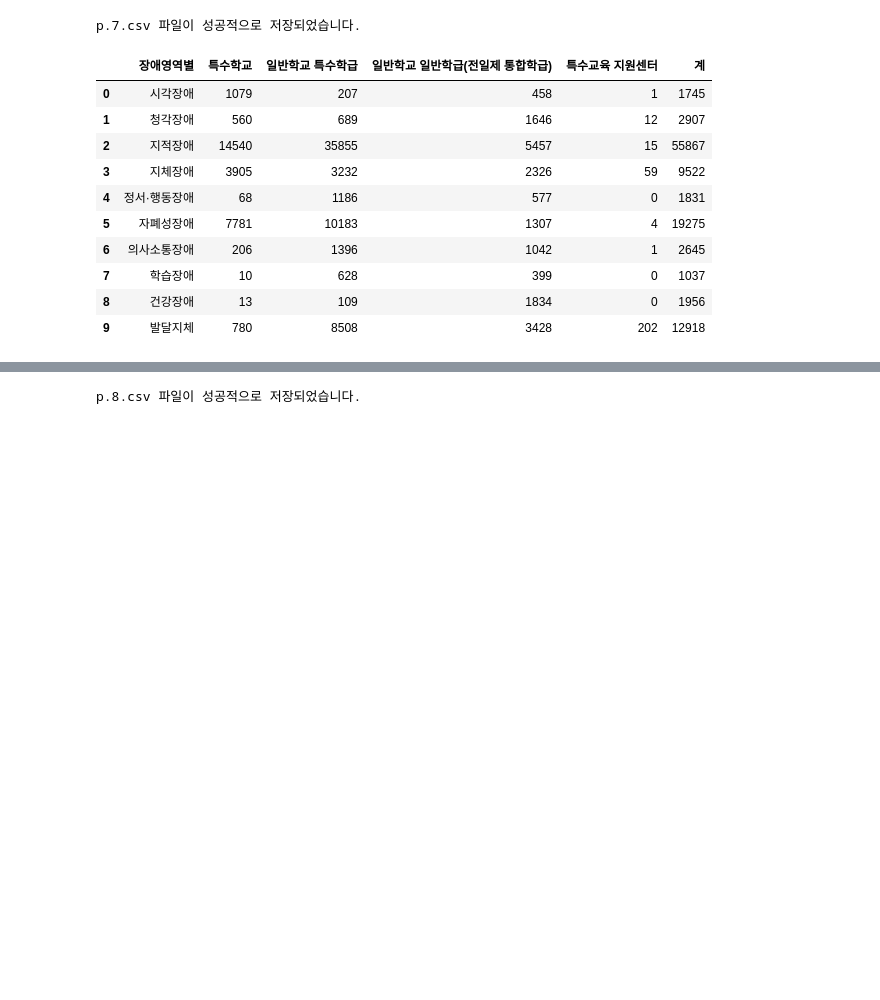
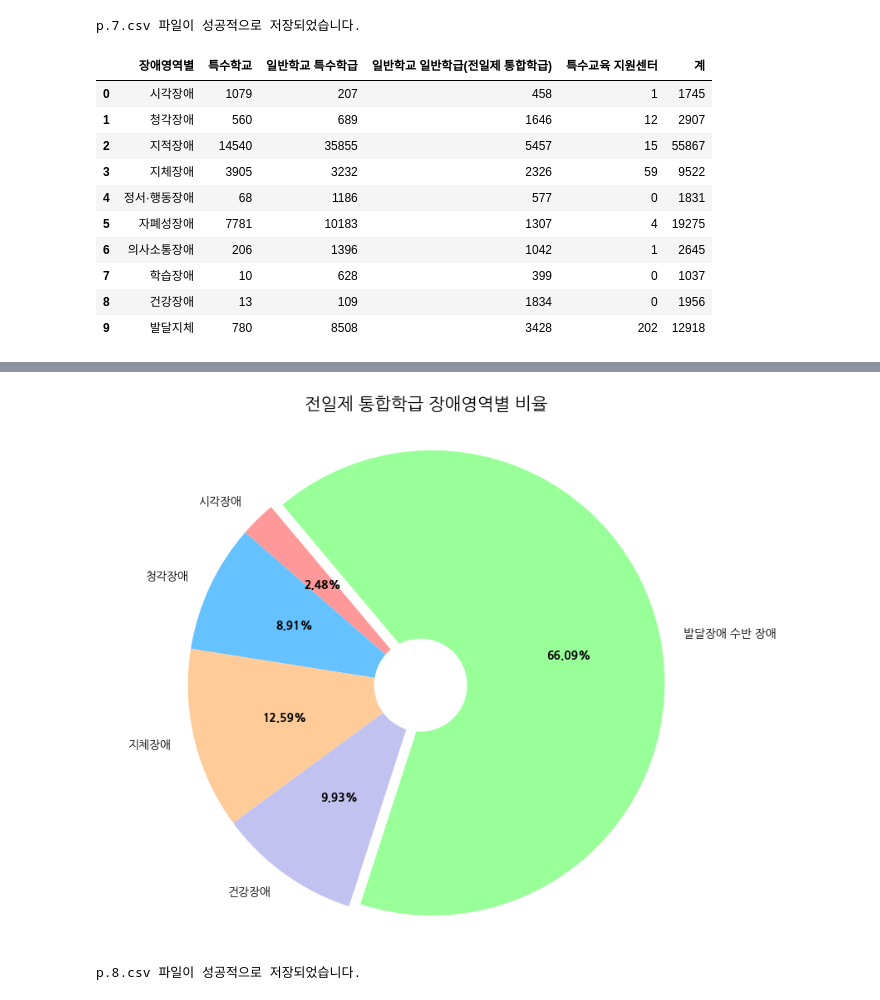
Before and after one commit to glassesholder/ThisAble_service, a Jupyter notebook: graph_to_csv.ipynb, the cells around one changed output, grey strips where cells are left out. Drawn from its saved outputs; the diff is of its cells as text; code cells hidden in the pictures; blank space fills up the shorter version.

```diff
--- a/graph_to_csv.ipynb
+++ b/graph_to_csv.ipynb
@@ -56,0 +108,7 @@ dtype: object
+# %%
+df_2 = df1.copy()
+df_2.loc[10] = ['발달장애 수반 장애', df_2.loc[[2, 4, 5, 6, 7, 9], '특수학교'].sum(), df_2.loc[[2, 4, 5, 6, 7, 9], '일반학교 특수학급'].sum(), df_2.loc[[2, 4, 5, 6, 7, 9], '일반학교 일반학급(전일제 통합학급)'].sum(), df_2.loc[[2, 4, 5, 6, 7, 9], '특수교육 지원센터'].sum(), df_2.loc[[2, 4, 5, 6, 7, 9], '계'].sum()]
+
+# 발달장애를 포함한 행 제거
+df_2 = df_2.drop(index=[2, 4, 5, 6, 7, 9])
+df_2
@@ -57,3 +122,48 @@ dtype: object
+# %%
+import matplotlib.pyplot as plt
+import matplotlib.font_manager as fm
+
+
+# 폰트 설정
+plt.rc('font', family='NanumGothic')
+plt.rcParams['axes.unicode_minus'] = False
+
+# 파이차트 색상 설정 (파스텔 계열)
+colors = ['#ff9999', '#66c2ff', '#ffcc99', '#c2c2f0', '#99ff99']
+# , '#ffb3b3', '#ffccff'
+explode = (0, 0, 0, 0, 0.05)
+
+# 파이차트 그리기
+plt.figure(figsize=(10, 8))
+
+# autopct 함수 정의
+# def my_autopct(pct):
+#     total = sum(df1['일반학교 일반학급(전일제 통합학급)'])
+#     val = int(round(pct*total/100.0))
+#     return "{:.1f}%\n({:d}명)".format(pct, val)
+
+
+wedges, texts, autotexts = plt.pie(df_2.loc[:, '일반학교 일반학급(전일제 통합학급)'], labels=df_2.loc[:, '장애영역별'], autopct="%1.2f%%", startangle=130, colors=colors, explode=explode)
+#, shadow=True
+plt.setp(autotexts, size=10, weight="bold")  # 퍼센트 텍스트 스타일 설정
+
+
+
+# # 발달장애 부분에만 그림자 추가
+# for i, wedge in enumerate(wedges):
+#     if i == 6:  # 발달장애 부분 (index 6)
+#         wedge.set_path_effects([path_effects.withStroke(linewidth=5, foreground="black", alpha=0.2)])  # 그림자 추가
+
+# 중앙에 원 추가 (도넛 형태)
+centre_circle = plt.Circle((0,0),0.2,fc='white')  # 중심 원
+fig = plt.gcf()
+fig.gca().add_artist(centre_circle)
+
+plt.title('전일제 통합학급 장애영역별 비율', y=1.02, fontsize=15)
+plt.axis('equal')
+plt.show()
+# %% [output]
+[figure, added]
 # %%
 import csv
 
```
Also changed, not shown: parts of 13 cells of this notebook, 2 other files.
